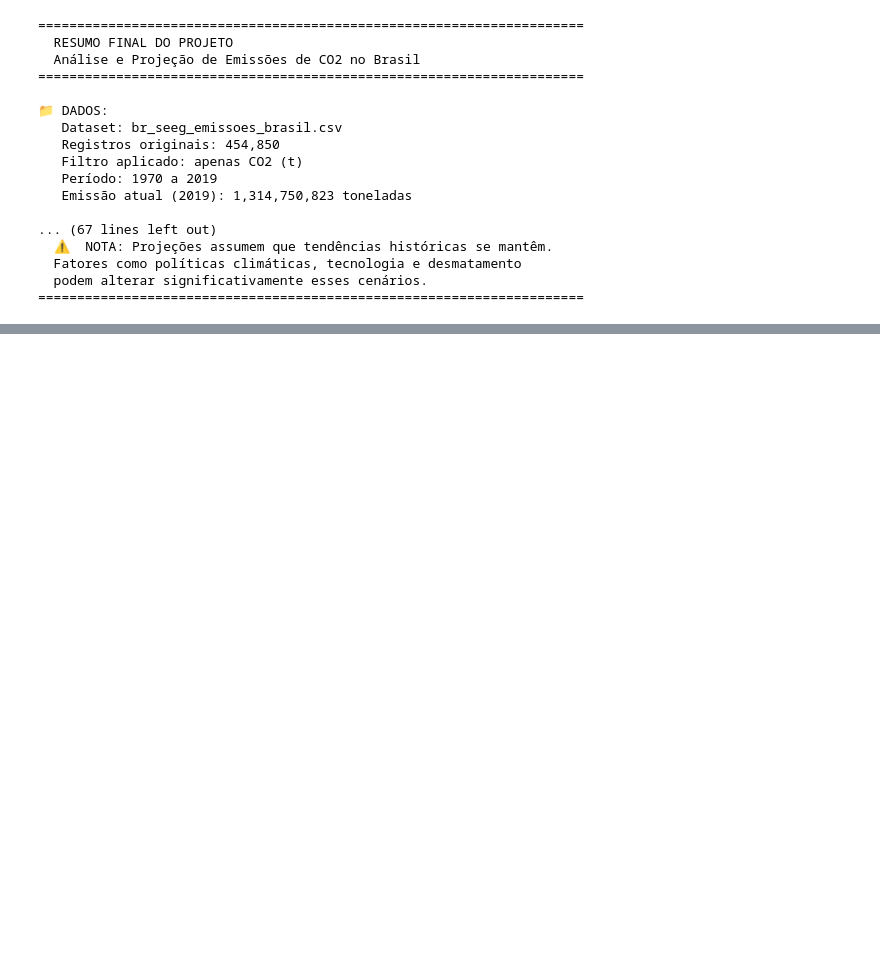
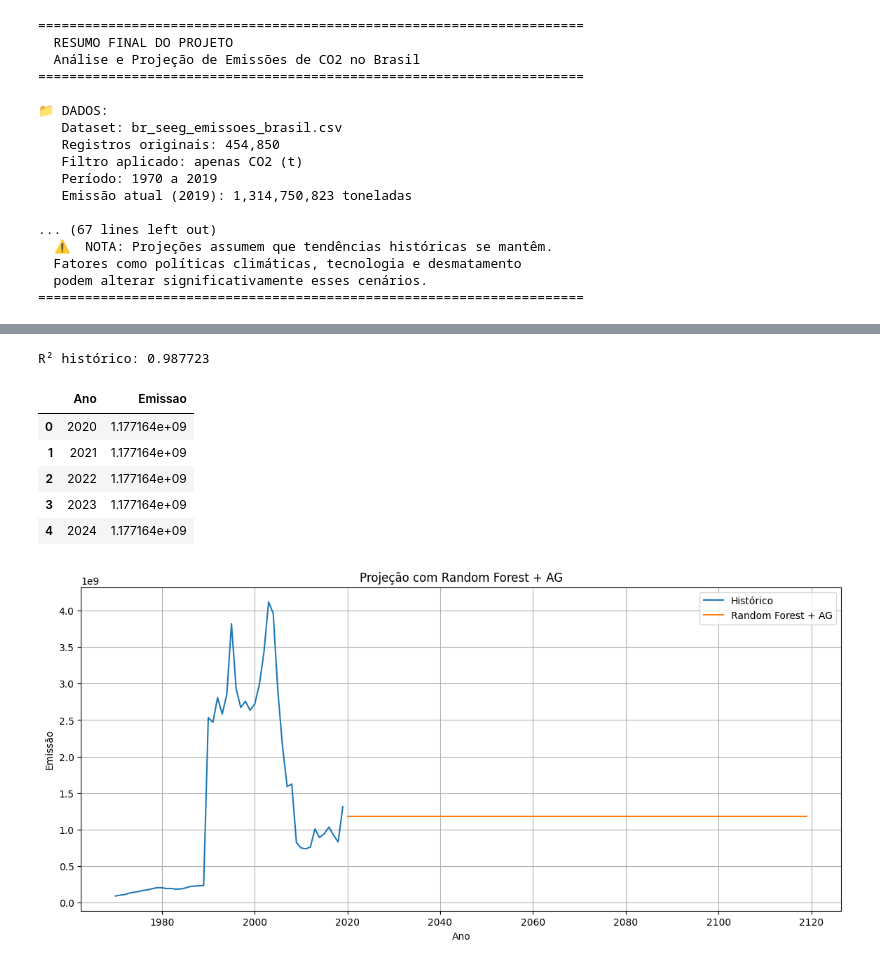
Before and after one commit to gblsun/analise-emissoes-co2-brasil, a Jupyter notebook: ProjetoEmissao-teste.ipynb, the cells around one changed output, grey strips where cells are left out. Saved outputs shown, nothing was run; the diff lists cells and outputs as text; code cells hidden in the pictures; blank space fills up the shorter version.

```diff
--- a/ProjetoEmissao-teste.ipynb
+++ b/ProjetoEmissao-teste.ipynb
@@ -1602,0 +1796,78 @@ Resíduos                                   100             0.27
+# %%
+# Projeção com Random Forest otimizada por AG
+#
+# O Algoritmo Genético encontrou automaticamente os
+# melhores hiperparâmetros.
+#
+# A Random Forest normalmente possui excelente desempenho
+# preditivo dentro da faixa observada.
+#
+# Porém árvores não costumam extrapolar bem para períodos
+# muito distantes no futuro.
+
+from sklearn.metrics import r2_score
+from sklearn.ensemble import RandomForestRegressor
+
+modelo_rf = RandomForestRegressor(
+    random_state=42,
+    n_jobs=-1,
+    **params_rf
+)
+
+modelo_rf.fit(
+    X_poly,
+    y_total
+)
+
+y_pred_treino = modelo_rf.predict(
+    X_poly
+)
+
+r2_rf = r2_score(
+    y_total,
+    y_pred_treino
+)
+
+previsoes_rf = modelo_rf.predict(
+    X_futuro_poly
+)
+
+df_rf = pd.DataFrame({
+    "Ano": anos_futuros.flatten(),
+    "Emissao": previsoes_rf
+})
+
+print(f"R² histórico: {r2_rf:.6f}")
+
+display(df_rf.head())
+
+plt.figure(figsize=(14,6))
+
+plt.plot(
+    df_total["ano"],
+    y_total,
+    label="Histórico"
+)
+
+plt.plot(
+    df_rf["Ano"],
+    df_rf["Emissao"],
+    label="Random Forest + AG"
+)
+
+plt.title("Projeção com Random Forest + AG")
+plt.xlabel("Ano")
+plt.ylabel("Emissão")
+plt.legend()
+plt.grid(True)
+
+plt.show()
+# %% [output]
+R² histórico: 0.987723
+|  | Ano | Emissao |
+| 0 | 2020 | 1.177164e+09 |
+| 1 | 2021 | 1.177164e+09 |
+| 2 | 2022 | 1.177164e+09 |
+| 3 | 2023 | 1.177164e+09 |
+| 4 | 2024 | 1.177164e+09 |
+[figure, added]
```
Also changed, not shown: parts of 50 cells of this notebook, 16 other files.
